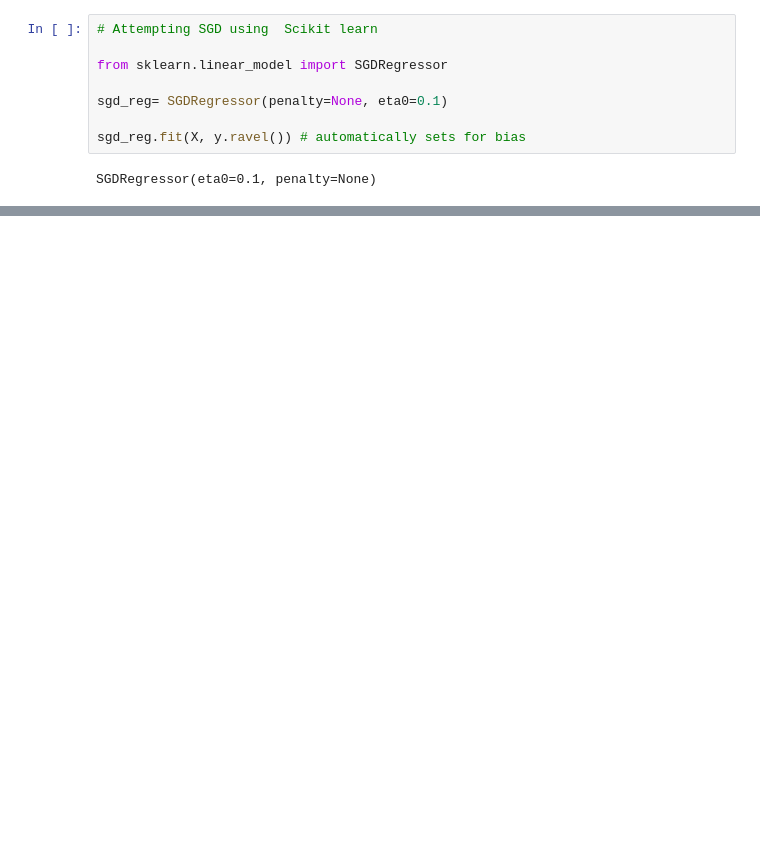
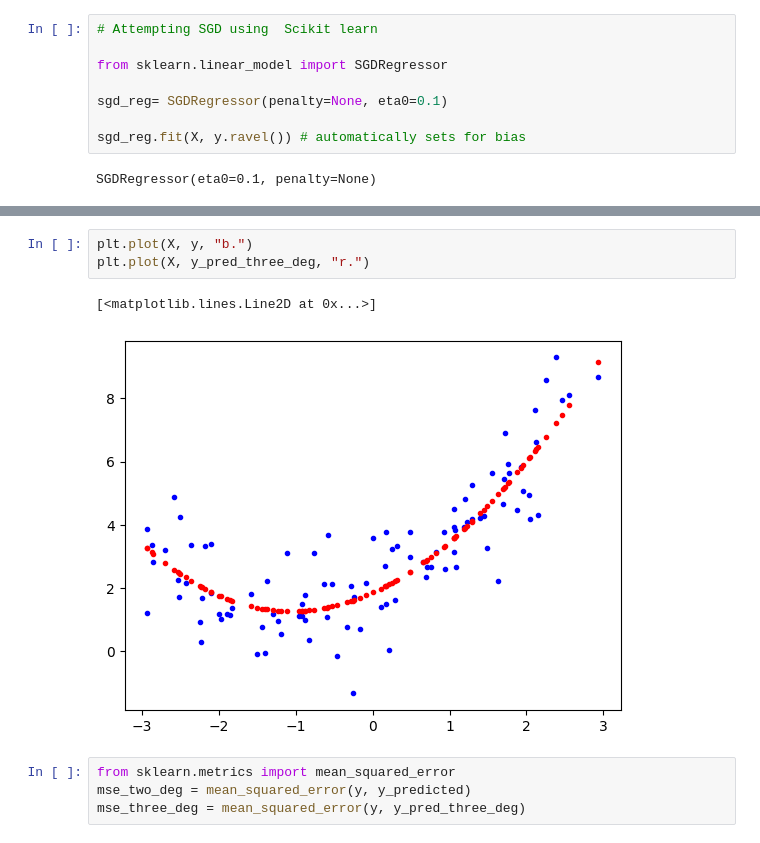
Before and after one commit to keshaviscool/learning_ml, a Jupyter notebook: chapter_4.ipynb, the cells around one changed output, grey strips where cells are left out. Cells and saved outputs as stored; diff of their text form; blank space fills up the shorter version.

```diff
--- a/chapter_4.ipynb
+++ b/chapter_4.ipynb
@@ -168,0 +236,10 @@ array([3.30295259])
+# %%
+plt.plot(X, y, "b.")
+plt.plot(X, y_pred_three_deg, "r.")
+# %% [output]
+[<matplotlib.lines.Line2D at 0x...>]
+[figure, added]
+# %%
+from sklearn.metrics import mean_squared_error
+mse_two_deg = mean_squared_error(y, y_predicted)
+mse_three_deg = mean_squared_error(y, y_pred_three_deg)
```
Also changed, not shown: parts of 46 cells of this notebook, 1 other file.
